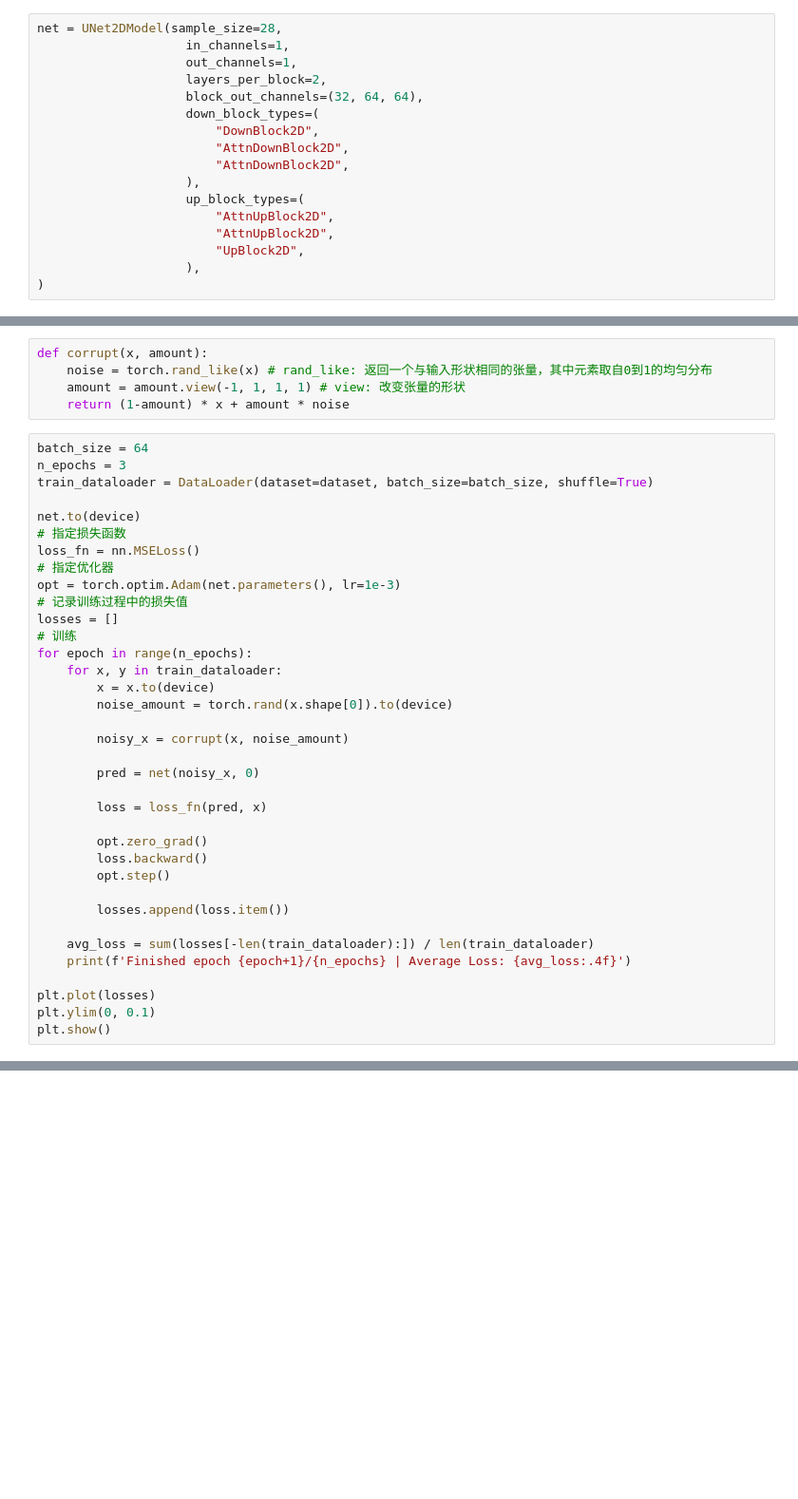
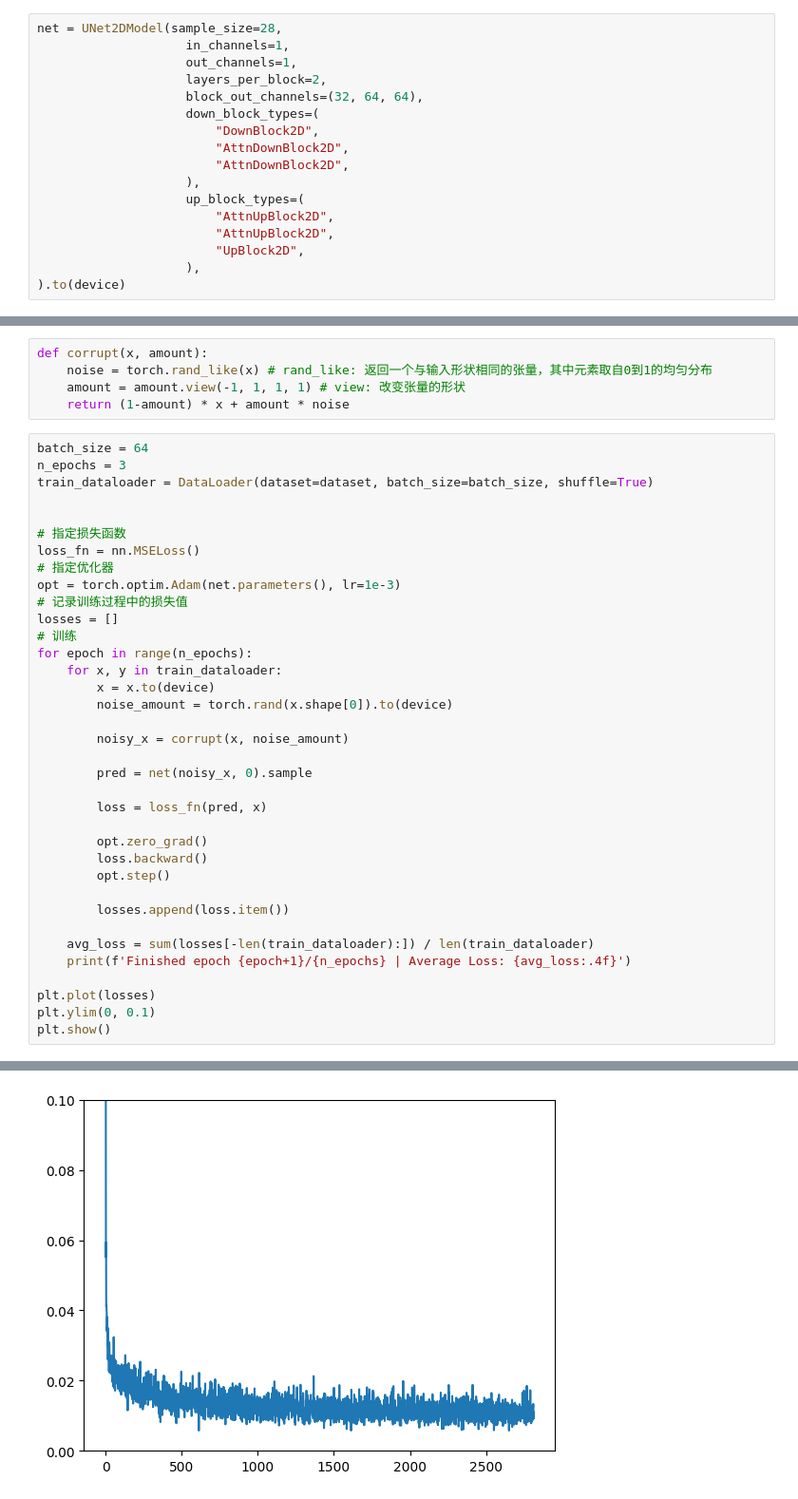
Before and after one commit to Jiawei804/diffusion_model_code, a Jupyter notebook: chapter3/第三章示例代码unet2D.ipynb, the cells around one changed output, grey strips where cells are left out. Shown at 95% size. Saved outputs shown, nothing was run; the diff lists cells and outputs as text; blank space fills up the shorter version.

```diff
--- a/chapter3/第三章示例代码unet2D.ipynb
+++ b/chapter3/第三章示例代码unet2D.ipynb
@@ -27,7 +27,7 @@ net = UNet2DModel(sample_size=28,
                         "AttnUpBlock2D",
                         "UpBlock2D",
                     ),
-)
+).to(device)
 # %%
 dataset = torchvision.datasets.MNIST(root="mnist/",
                                      train=True,
@@ -53,7 +53,7 @@ batch_size = 64
 n_epochs = 3
 train_dataloader = DataLoader(dataset=dataset, batch_size=batch_size, shuffle=True)
 
-net.to(device)
+
 # 指定损失函数
 loss_fn = nn.MSELoss()
 # 指定优化器
@@ -68,7 +68,7 @@ for epoch in range(n_epochs):
 
         noisy_x = corrupt(x, noise_amount)
 
-        pred = net(noisy_x, 0)
+        pred = net(noisy_x, 0).sample
 
         loss = loss_fn(pred, x)
 
@@ -84,3 +84,4 @@ for epoch in range(n_epochs):
 plt.plot(losses)
 plt.ylim(0, 0.1)
 plt.show()
+# %% [output]
@@ -87,3 +91,4 @@ plt.show()
+[figure, added]
 # %%
 # 采样
 n_steps = 40
```
Also changed, not shown: parts of 6 cells of this notebook.
